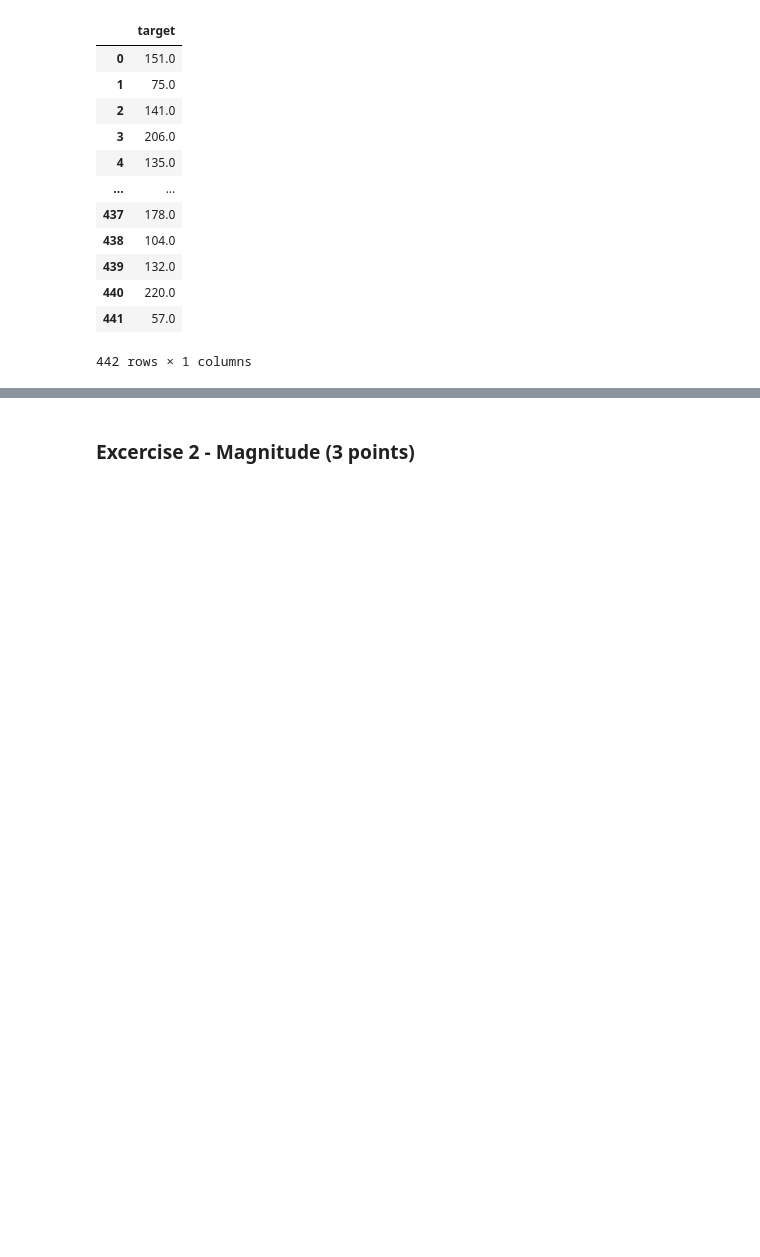
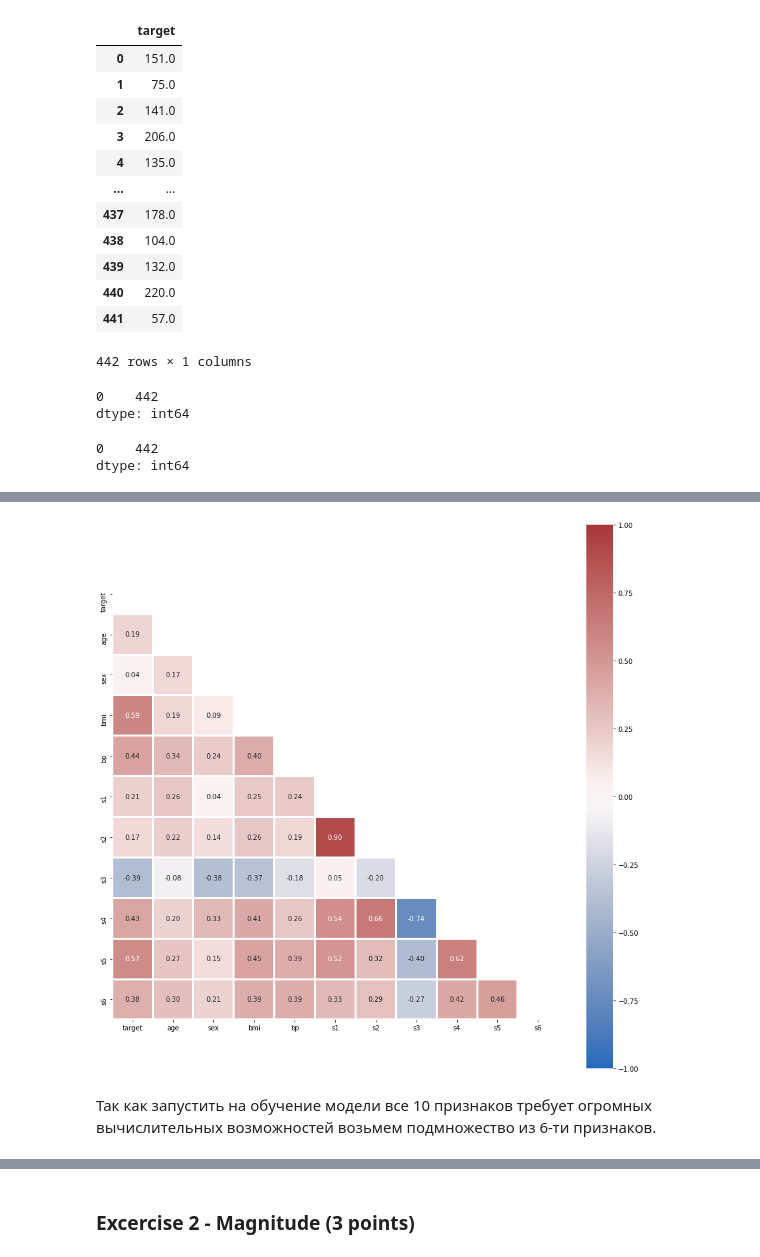
Before and after one commit to Leonidkourtch/ml-intro-1, a Jupyter notebook: 4_overfitting_regularization/overfitting_regularization.ipynb, the cells around one changed output, grey strips where cells are left out. Saved outputs shown, nothing was run; the diff lists cells and outputs as text; code cells hidden in the pictures; blank space fills up the shorter version.

```diff
--- a/4_overfitting_regularization/overfitting_regularization.ipynb
+++ b/4_overfitting_regularization/overfitting_regularization.ipynb
@@ -404,3 +409,25 @@ y_diabetes
 | 440 | 220.0 |
 | 441 | 57.0 |
 442 rows × 1 columns
+# %%
+X_diabetes.isna().sum(axis=1).value_counts()
+# %% [output]
+0    442
+dtype: int64
+# %%
+y_diabetes.isna().sum(axis=1).value_counts()
+# %% [output]
+0    442
+dtype: int64
+# %%
+df = pd.concat([y_diabetes, X_diabetes], axis=1)
+# %%
+correlation_matrix = df.corr()
+display(correlation_matrix)
+corr_mask = np.triu(np.full(correlation_matrix.shape, True))
+plt.figure(figsize=(15, 15))
+sns.heatmap(correlation_matrix,
+            square=True, annot=True, fmt='.2f', center=0,
+            linewidth=2, cmap='vlag', mask=corr_mask, vmin=-1, vmax=1)
+plt.show()
+# %% [output]
@@ -406,0 +446,4 @@ y_diabetes
+[figure, added]
+# %% [markdown]
+Так как запустить на обучение модели все 10 признаков требует огромных вычислительных возможностей возьмем
+подмножество из 6-ти признаков.
```
Also changed, not shown: parts of 53 cells of this notebook.
